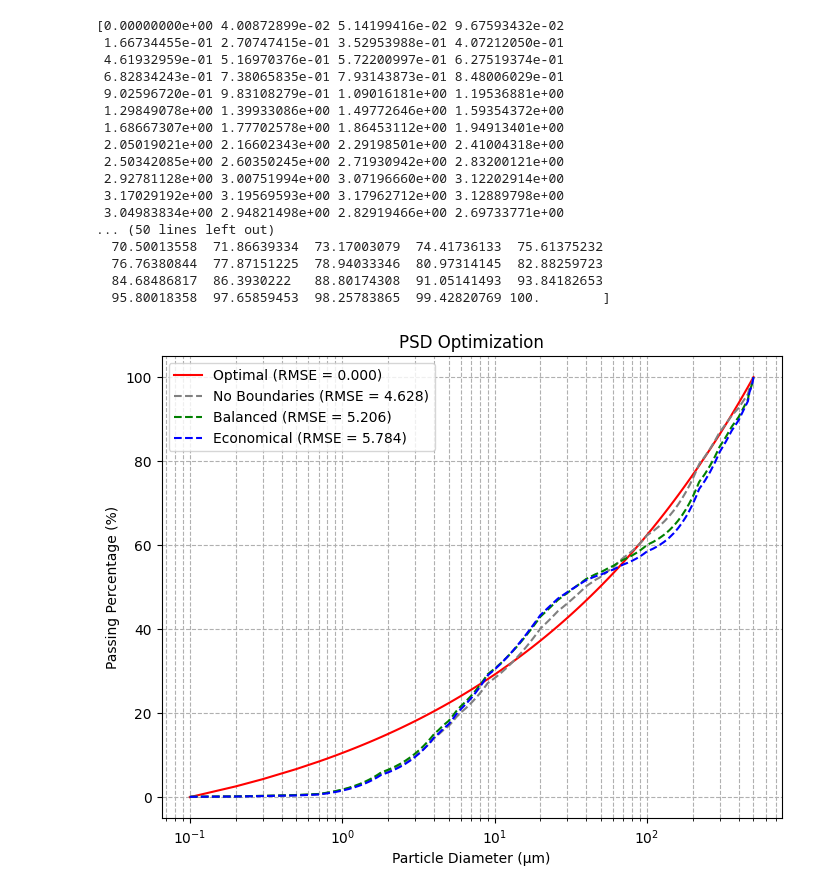
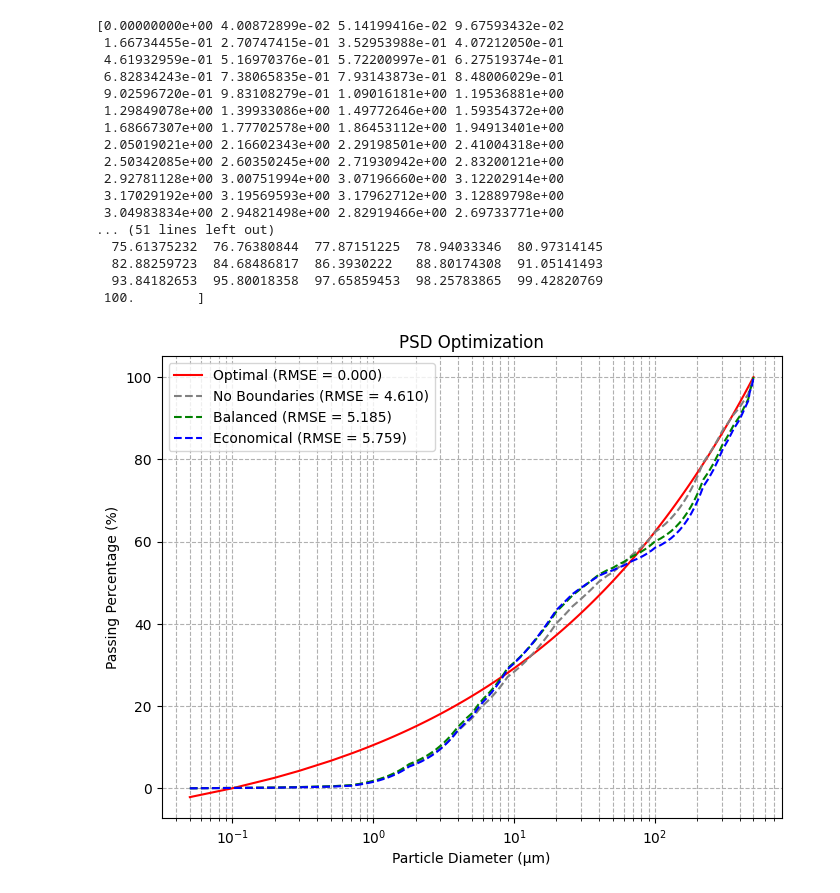
Before and after one commit to SeifSultan03/UHPC-optimization, a Jupyter notebook: UHPC.ipynb, the cells around one changed output. Cells and saved outputs as stored; diff of their text form; code cells hidden in the pictures.

```diff
--- a/UHPC.ipynb
+++ b/UHPC.ipynb
@@ -19,12 +19,12 @@ print(np.cumsum(A))
 d = df['Particle diameter'].values
 
 plt.figure(figsize=(8, 6))
-d_plot = d[1:]  # Exclude the first element from x-axis values
+d_plot = d  # Exclude the first element from x-axis values
 print(d_plot)
-plt.plot(d_plot, np.cumsum(A[1:]), label=f'OPC', color='blue', marker='o')
-plt.plot(d_plot, np.cumsum(B[1:]), label=f'SF', color='orange', marker='o')
-plt.plot(d_plot, np.cumsum(C[1:]), label=f'Sand', color='red', marker='o')
-plt.plot(d_plot, np.cumsum(D[1:]), label=f'Slag', color='yellow', marker='o')
+plt.plot(d_plot, np.cumsum(A), label=f'OPC', color='blue', marker='o')
+plt.plot(d_plot, np.cumsum(B), label=f'SF', color='orange', marker='o')
+plt.plot(d_plot, np.cumsum(C), label=f'Sand', color='red', marker='o')
+plt.plot(d_plot, np.cumsum(D), label=f'Slag', color='yellow', marker='o')
 plt.xscale('log')  # Set x-axis to logarithmic scale
 plt.xlabel('Particle Diameter (μm)')
 plt.ylabel('Passing Percentage (%)')
@@ -37,7 +37,7 @@ plt.gca().xaxis.set_major_formatter(formatter)
 plt.xticks([d_plot.min(), 10, 100, 500])
 
 plt.legend()
-plt.grid(True)  # Show grid for both major and minor ticks
+plt.grid(True)
 
 plt.show()
 
@@ -62,11 +62,8 @@ Density_Slag = 2.85
 # Fixed value for Weight_OPC
 Weight_OPC = 1.0
 
-
-
 # Define the RMSE function to minimize
 def rmse_function(weights):
-
     Weight_SF, Weight_SS, Weight_Slag = weights
     Total_Volume = (Weight_OPC / Density_OPC
                     + Weight_SF / Density_SF
@@ -79,6 +76,8 @@ def rmse_function(weights):
               + C * Weight_SS / (Total_Volume * Density_SS)
               + D * Weight_Slag / (Total_Volume * Density_Slag))
 
+    print("bindaa")
+    print(Binder)
     # Create a cumulative column based on Binder
     cumulative = np.cumsum(Binder)
 
@@ -87,6 +86,8 @@ def rmse_function(weights):
     rmse = np.sqrt(np.mean((alpha[1:100] - cumulative[1:100])**2))
     return rmse
 
+rmse_function([0.1, 1.0, 1.0 / 10])
+rmse_function([1, 0.1, 1.0 / 10])
 # Initial guess for the weights [Weight_SF, Weight_SS, Weight_Slag]
 initial_guess = [0.1, 1, 1.0 / 10]  # An initial guess within the acceptable range for Weight_Slag
 
@@ -213,7 +214,7 @@ def create_graph():
 
         # Save cumulative to be used for MAE calculation
         rmse_function.cumulative = cumulative
-        rmse = np.sqrt(np.mean((alpha[1:] - cumulative[1:])**2))
+        rmse = np.sqrt(np.mean((alpha - cumulative)**2))
         return rmse
 
     # Optimization with no boundaries
@@ -243,9 +244,9 @@ def create_graph():
         return np.sqrt(np.mean((true_values - predicted_values)**2))
 
     # RMSE calculations
-    rmse_no_boundaries = calculate_rmse(alpha[1:], No_Boundaries[1:])
-    rmse_balanced = calculate_rmse(alpha[1:], Balanced[1:])
-    rmse_economical = calculate_rmse(alpha[1:], Economical[1:])
+    rmse_no_boundaries = calculate_rmse(alpha, No_Boundaries)
+    rmse_balanced = calculate_rmse(alpha, Balanced)
+    rmse_economical = calculate_rmse(alpha, Economical)
 
     # Print RMSE values and optimal weights
     print(f"Optimal weights for No Boundaries:")
@@ -270,52 +271,52 @@ def create_graph():
     print(f"RMSE for Economical: {rmse_economical:.3f}")
 
     # Exclude the first entry for each dataset
-    d_plot = d[1:]  # Exclude the first element from x-axis values
-    alpha_plot = alpha[1:]  # Exclude the first element from alpha values
-    No_Boundaries_plot = No_Boundaries[1:]  # Exclude the first element from No Boundaries values
-    Balanced_plot = Balanced[1:]  # Exclude the first element from Balanced values
-    Economical_plot = Economical[1:]  # Exclude the first element from Economical values
+    d_plot = d  # Exclude the first element from x-axis values
+    alpha_plot = alpha  # Exclude the first element from alpha values
+    No_Boundaries_plot = No_Boundaries  # Exclude the first element from No Boundaries values
+    Balanced_plot = Balanced  # Exclude the first element from Balanced values
+    Economical_plot = Economical  # Exclude the first element from Economical values
 
     # Plotting the results
     plt.figure(figsize=(8, 6))
     print(alpha_plot)
-    plt.plot(d_plot, alpha_plot, label=f'Optimal (RMSE = {calculate_rmse(alpha[1:], alpha_plot):.3f})', color='red')
+    plt.plot(d_plot, alpha_plot, label=f'Optimal (RMSE = {calculate_rmse(alpha, alpha_plot):.3f})', color='red')
     plt.plot(d_plot, No_Boundaries_plot, label=f'No Boundaries (RMSE = {rmse_no_boundaries:.3f})', color='grey', linestyle='--')
     plt.plot(d_plot, Balanced_plot, label=f'Balanced (RMSE = {rmse_balanced:.3f})', color='green', linestyle='--')
     plt.plot(d_plot, Economical_plot, label=f'Economical (RMSE = {rmse_economical:.3f})', color='blue', linestyle='--')
     plt.xscale('log')  # Set x-axis to logarithmic scale
     plt.xlabel('Particle Diameter (μm)')
     plt.ylabel('Passing Percentage (%)')
     plt.title('PSD Optimization')
     plt.legend()
     plt.grid(True, which="both", ls="--")  # Show grid for both major and minor ticks
 
 
     # Define
     save_path_pic = r'uhpc.png'
 
     # Save the plot as a STL file
     plt.savefig(save_path_pic, format='PNG', dpi=300)
     plt.show()
     plt.close()
 
 create_graph()
 # %% [output]
 [0.00000000e+00 4.00872899e-02 5.14199416e-02 9.67593432e-02
  1.66734455e-01 2.70747415e-01 3.52953988e-01 4.07212050e-01
  4.61932959e-01 5.16970376e-01 5.72200997e-01 6.27519374e-01
  6.82834243e-01 7.38065835e-01 7.93143873e-01 8.48006029e-01
  9.02596720e-01 9.83108279e-01 1.09016181e+00 1.19536881e+00
  1.29849078e+00 1.39933086e+00 1.49772646e+00 1.59354372e+00
  1.68667307e+00 1.77702578e+00 1.86453112e+00 1.94913401e+00
  2.05019021e+00 2.16602343e+00 2.29198501e+00 2.41004318e+00
  2.50342085e+00 2.60350245e+00 2.71930942e+00 2.83200121e+00
  2.92781128e+00 3.00751994e+00 3.07196660e+00 3.12202914e+00
  3.17029192e+00 3.19569593e+00 3.17962712e+00 3.12889798e+00
  3.04983834e+00 2.94821498e+00 2.82919466e+00 2.69733771e+00
-... (50 lines left out)
-  70.50013558  71.86639334  73.17003079  74.41736133  75.61375232
-  76.76380844  77.87151225  78.94033346  80.97314145  82.88259723
-  84.68486817  86.3930222   88.80174308  91.05141493  93.84182653
-  95.80018358  97.65859453  98.25783865  99.42820769 100.        ]
+... (51 lines left out)
+  75.61375232  76.76380844  77.87151225  78.94033346  80.97314145
+  82.88259723  84.68486817  86.3930222   88.80174308  91.05141493
+  93.84182653  95.80018358  97.65859453  98.25783865  99.42820769
+ 100.        ]
-[figure, old version]
+[figure, new version]
```
Also changed, not shown: parts of 1 cell of this notebook, 18 other files.
